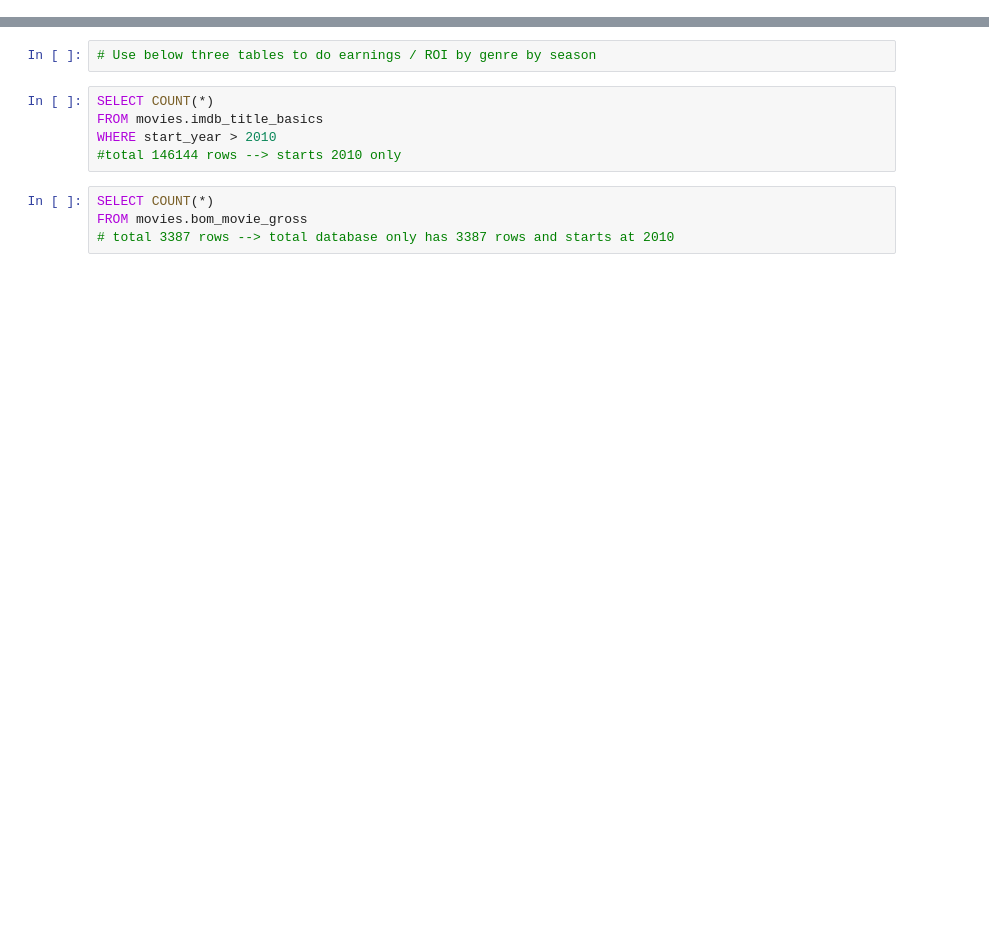
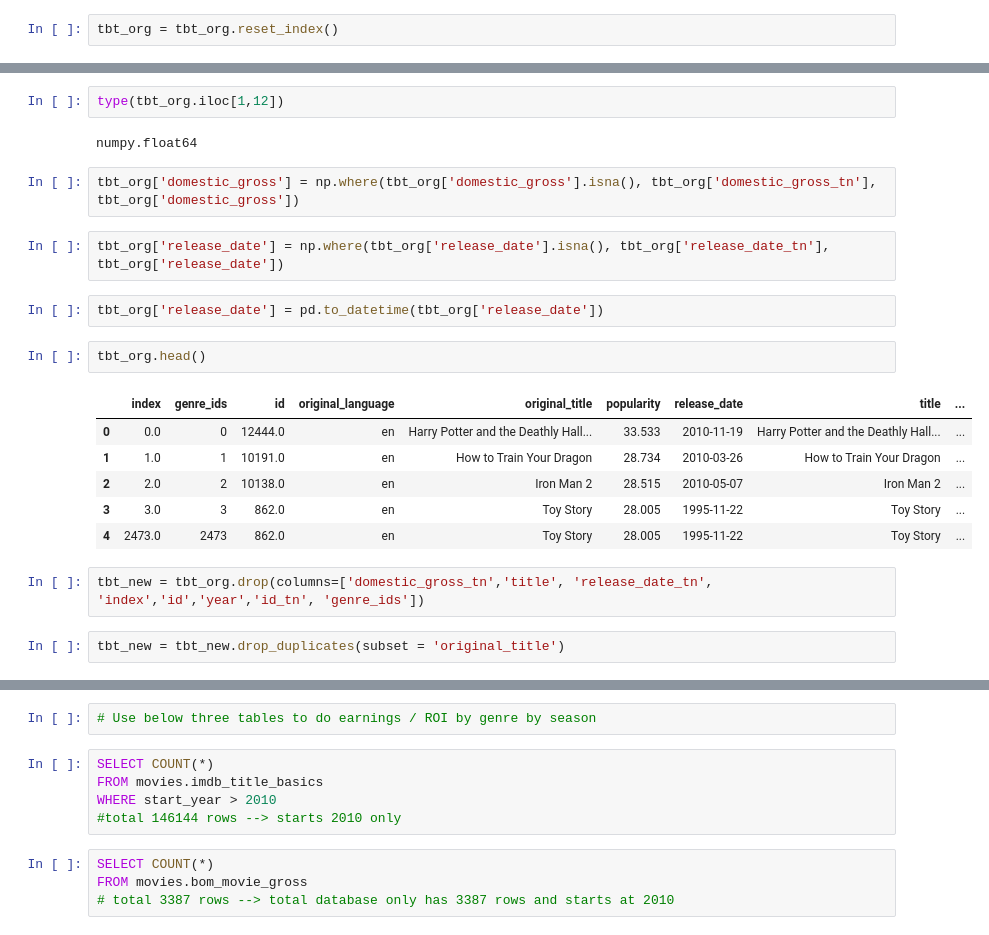
Before and after one commit to pvtsai/CXPT, a Jupyter notebook: cxpt-cong-workbook.ipynb, the cells around one changed output, grey strips where cells are left out. Saved outputs shown, nothing was run; the diff lists cells and outputs as text; blank space fills up the shorter version.

```diff
--- a/cxpt-cong-workbook.ipynb
+++ b/cxpt-cong-workbook.ipynb
@@ -0,0 +115,2 @@
+# %%
+tbt_org = tbt_org.reset_index()
@@ -0,0 +139,23 @@
+# %%
+type(tbt_org.iloc[1,12])
+# %% [output]
+numpy.float64
+# %%
+tbt_org['domestic_gross'] = np.where(tbt_org['domestic_gross'].isna(), tbt_org['domestic_gross_tn'], tbt_org['domestic_gross'])
+# %%
+tbt_org['release_date'] = np.where(tbt_org['release_date'].isna(), tbt_org['release_date_tn'], tbt_org['release_date'])
+# %%
+tbt_org['release_date'] = pd.to_datetime(tbt_org['release_date'])
+# %%
+tbt_org.head()
+# %% [output]
+|  | index | genre_ids | id | original_language | original_title | popularity | release_date | title | ... |
+| 0 | 0.0 | 0 | 12444.0 | en | Harry Potter and the Deathly Hall... | 33.533 | 2010-11-19 | Harry Potter and the Deathly Hall... | ... |
+| 1 | 1.0 | 1 | 10191.0 | en | How to Train Your Dragon | 28.734 | 2010-03-26 | How to Train Your Dragon | ... |
+| 2 | 2.0 | 2 | 10138.0 | en | Iron Man 2 | 28.515 | 2010-05-07 | Iron Man 2 | ... |
+| 3 | 3.0 | 3 | 862.0 | en | Toy Story | 28.005 | 1995-11-22 | Toy Story | ... |
+| 4 | 2473.0 | 2473 | 862.0 | en | Toy Story | 28.005 | 1995-11-22 | Toy Story | ... |
+# %%
+tbt_new = tbt_org.drop(columns=['domestic_gross_tn','title', 'release_date_tn', 'index','id','year','id_tn', 'genre_ids'])
+# %%
+tbt_new = tbt_new.drop_duplicates(subset = 'original_title')
```
Also changed, not shown: parts of 67 cells of this notebook.
